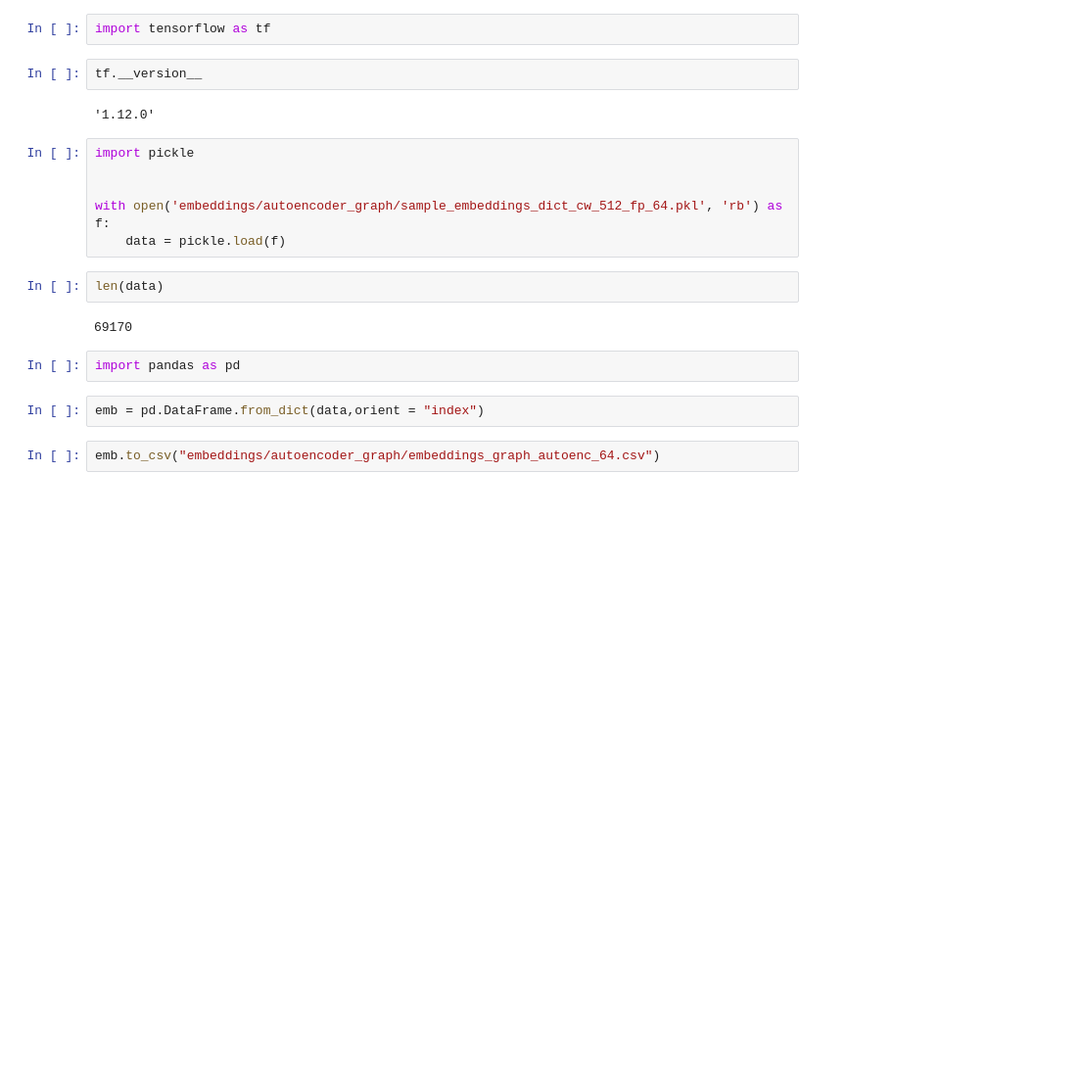
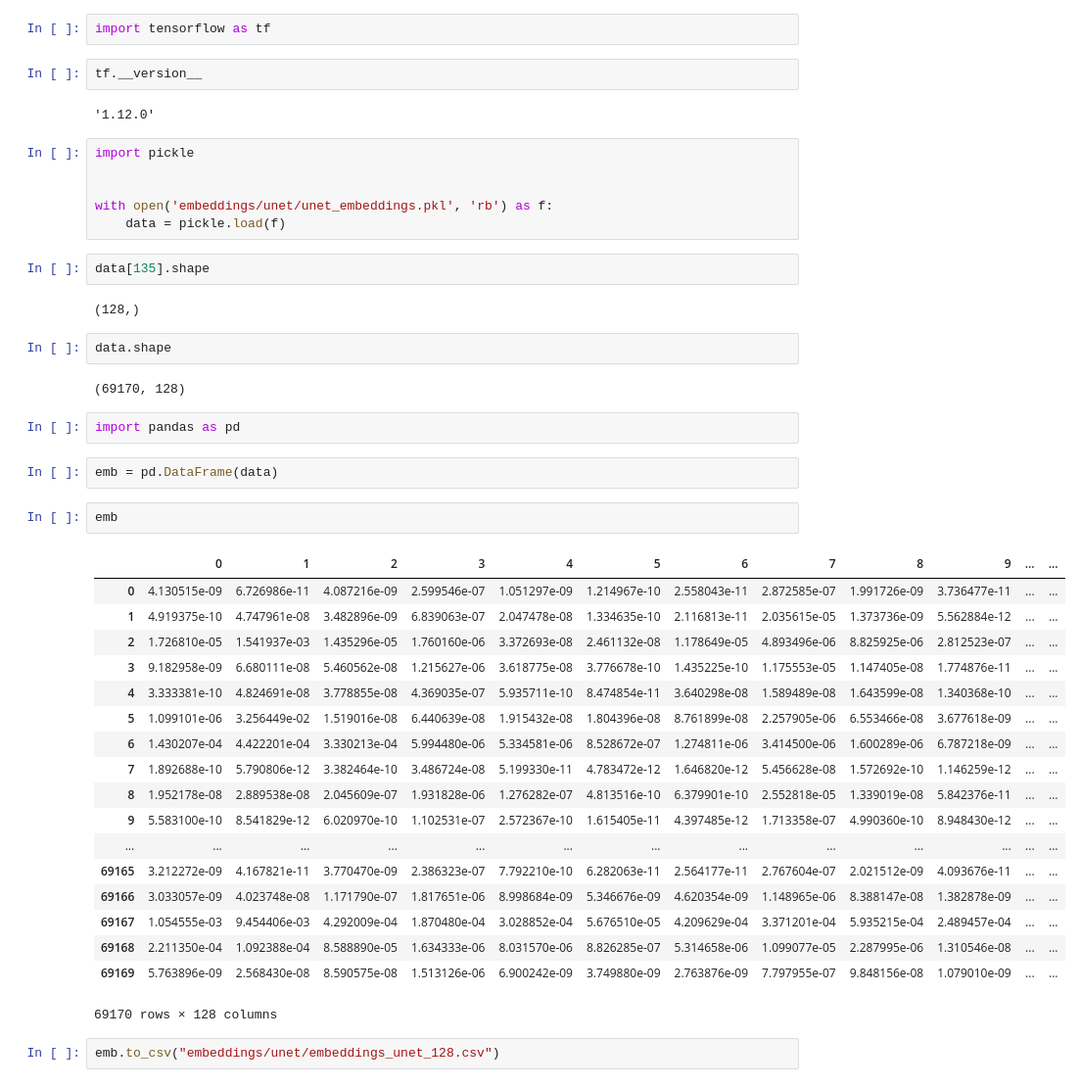
Before and after one commit to BioSysLab/deepSNEM, a Jupyter notebook: read_pkl_embeddings.ipynb, the cells around one changed output. Shown at 98% size. Cells and saved outputs as stored; diff of their text form; blank space fills up the shorter version.

```diff
--- a/read_pkl_embeddings.ipynb
+++ b/read_pkl_embeddings.ipynb
@@ -8,15 +8,40 @@ tf.__version__
 import pickle
 
 
-with open('embeddings/autoencoder_graph/sample_embeddings_dict_cw_512_fp_64.pkl', 'rb') as f:
+with open('embeddings/unet/unet_embeddings.pkl', 'rb') as f:
     data = pickle.load(f)
-# %%
-len(data)
-# %% [output]
-69170
+# %%
+data[135].shape
+# %% [output]
+(128,)
+# %%
+data.shape
+# %% [output]
+(69170, 128)
 # %%
 import pandas as pd
 # %%
-emb = pd.DataFrame.from_dict(data,orient = "index")
+emb = pd.DataFrame(data)
+# %%
+emb
+# %% [output]
+|  | 0 | 1 | 2 | 3 | 4 | 5 | 6 | 7 | 8 | 9 | ... | ... |
+| 0 | 4.130515e-09 | 6.726986e-11 | 4.087216e-09 | 2.599546e-07 | 1.051297e-09 | 1.214967e-10 | 2.558043e-11 | 2.872585e-07 | 1.991726e-09 | 3.736477e-11 | ... | ... |
+| 1 | 4.919375e-10 | 4.747961e-08 | 3.482896e-09 | 6.839063e-07 | 2.047478e-08 | 1.334635e-10 | 2.116813e-11 | 2.035615e-05 | 1.373736e-09 | 5.562884e-12 | ... | ... |
+| 2 | 1.726810e-05 | 1.541937e-03 | 1.435296e-05 | 1.760160e-06 | 3.372693e-08 | 2.461132e-08 | 1.178649e-05 | 4.893496e-06 | 8.825925e-06 | 2.812523e-07 | ... | ... |
+| 3 | 9.182958e-09 | 6.680111e-08 | 5.460562e-08 | 1.215627e-06 | 3.618775e-08 | 3.776678e-10 | 1.435225e-10 | 1.175553e-05 | 1.147405e-08 | 1.774876e-11 | ... | ... |
+| 4 | 3.333381e-10 | 4.824691e-08 | 3.778855e-08 | 4.369035e-07 | 5.935711e-10 | 8.474854e-11 | 3.640298e-08 | 1.589489e-08 | 1.643599e-08 | 1.340368e-10 | ... | ... |
+| 5 | 1.099101e-06 | 3.256449e-02 | 1.519016e-08 | 6.440639e-08 | 1.915432e-08 | 1.804396e-08 | 8.761899e-08 | 2.257905e-06 | 6.553466e-08 | 3.677618e-09 | ... | ... |
+| 6 | 1.430207e-04 | 4.422201e-04 | 3.330213e-04 | 5.994480e-06 | 5.334581e-06 | 8.528672e-07 | 1.274811e-06 | 3.414500e-06 | 1.600289e-06 | 6.787218e-09 | ... | ... |
+| 7 | 1.892688e-10 | 5.790806e-12 | 3.382464e-10 | 3.486724e-08 | 5.199330e-11 | 4.783472e-12 | 1.646820e-12 | 5.456628e-08 | 1.572692e-10 | 1.146259e-12 | ... | ... |
+| 8 | 1.952178e-08 | 2.889538e-08 | 2.045609e-07 | 1.931828e-06 | 1.276282e-07 | 4.813516e-10 | 6.379901e-10 | 2.552818e-05 | 1.339019e-08 | 5.842376e-11 | ... | ... |
+| 9 | 5.583100e-10 | 8.541829e-12 | 6.020970e-10 | 1.102531e-07 | 2.572367e-10 | 1.615405e-11 | 4.397485e-12 | 1.713358e-07 | 4.990360e-10 | 8.948430e-12 | ... | ... |
+| ... | ... | ... | ... | ... | ... | ... | ... | ... | ... | ... | ... | ... |
+| 69165 | 3.212272e-09 | 4.167821e-11 | 3.770470e-09 | 2.386323e-07 | 7.792210e-10 | 6.282063e-11 | 2.564177e-11 | 2.767604e-07 | 2.021512e-09 | 4.093676e-11 | ... | ... |
+| 69166 | 3.033057e-09 | 4.023748e-08 | 1.171790e-07 | 1.817651e-06 | 8.998684e-09 | 5.346676e-09 | 4.620354e-09 | 1.148965e-06 | 8.388147e-08 | 1.382878e-09 | ... | ... |
+| 69167 | 1.054555e-03 | 9.454406e-03 | 4.292009e-04 | 1.870480e-04 | 3.028852e-04 | 5.676510e-05 | 4.209629e-04 | 3.371201e-04 | 5.935215e-04 | 2.489457e-04 | ... | ... |
+| 69168 | 2.211350e-04 | 1.092388e-04 | 8.588890e-05 | 1.634333e-06 | 8.031570e-06 | 8.826285e-07 | 5.314658e-06 | 1.099077e-05 | 2.287995e-06 | 1.310546e-08 | ... | ... |
+| 69169 | 5.763896e-09 | 2.568430e-08 | 8.590575e-08 | 1.513126e-06 | 6.900242e-09 | 3.749880e-09 | 2.763876e-09 | 7.797955e-07 | 9.848156e-08 | 1.079010e-09 | ... | ... |
+69170 rows × 128 columns
 # %%
-emb.to_csv("embeddings/autoencoder_graph/embeddings_graph_autoenc_64.csv")
+emb.to_csv("embeddings/unet/embeddings_unet_128.csv")
```
Also changed, not shown: 12 other files.
